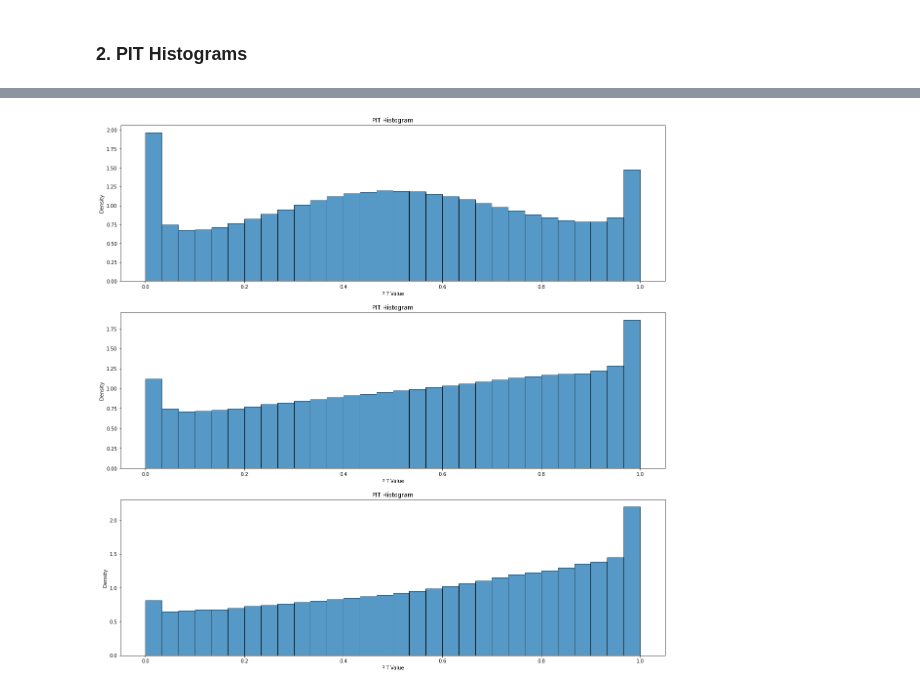
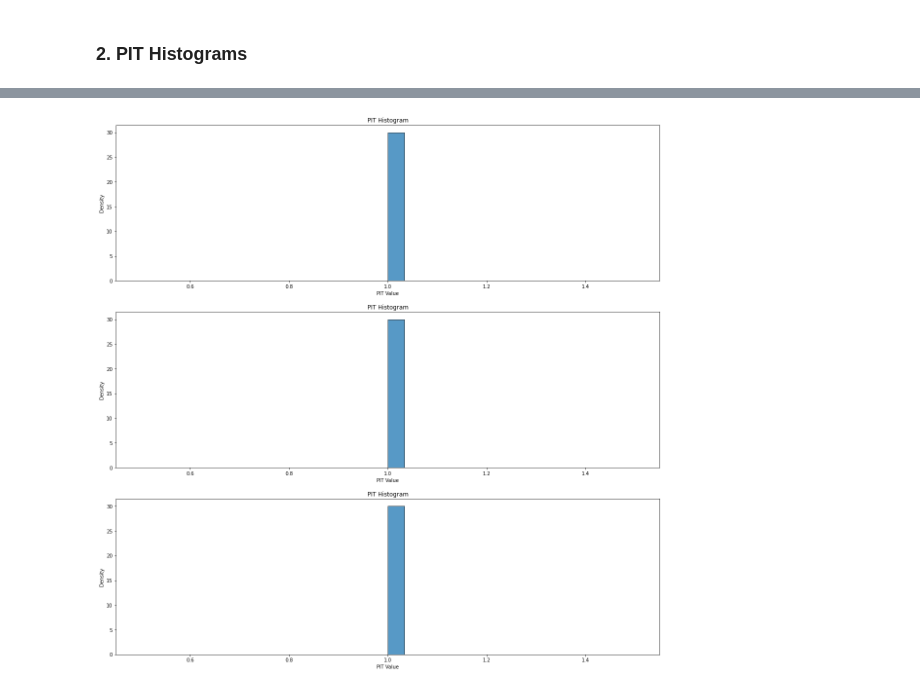
Before and after one commit to cleveryangcong/Bachelor_Thesis, a Jupyter notebook: notebooks/exploratory/2.6-dc-PIT_histograms.ipynb, the cells around one changed output, grey strips where cells are left out. Drawn from its saved outputs; the diff is of its cells as text; code cells hidden in the pictures.

```diff
--- a/notebooks/exploratory/2.6-dc-PIT_histograms.ipynb
+++ b/notebooks/exploratory/2.6-dc-PIT_histograms.ipynb
@@ -123,7 +123,7 @@ def plot_pit_histogram_all(pred_arrays, truth_arrays, num_bins=100):
 # %% [output]
 [interactive output not drawn]
 # %%
-plot_pit_histogram_all(EMOS_global_t2m_preds, t2m_ground_truth, num_bins=30)
+plot_pit_histogram_all(EMOS_global_ws10_preds, t2m_ground_truth, num_bins=30)
 # %% [output]
-[figure, old version]
+[figure, new version]
 [interactive output not drawn]
```
Also changed, not shown: parts of 2 cells of this notebook.
